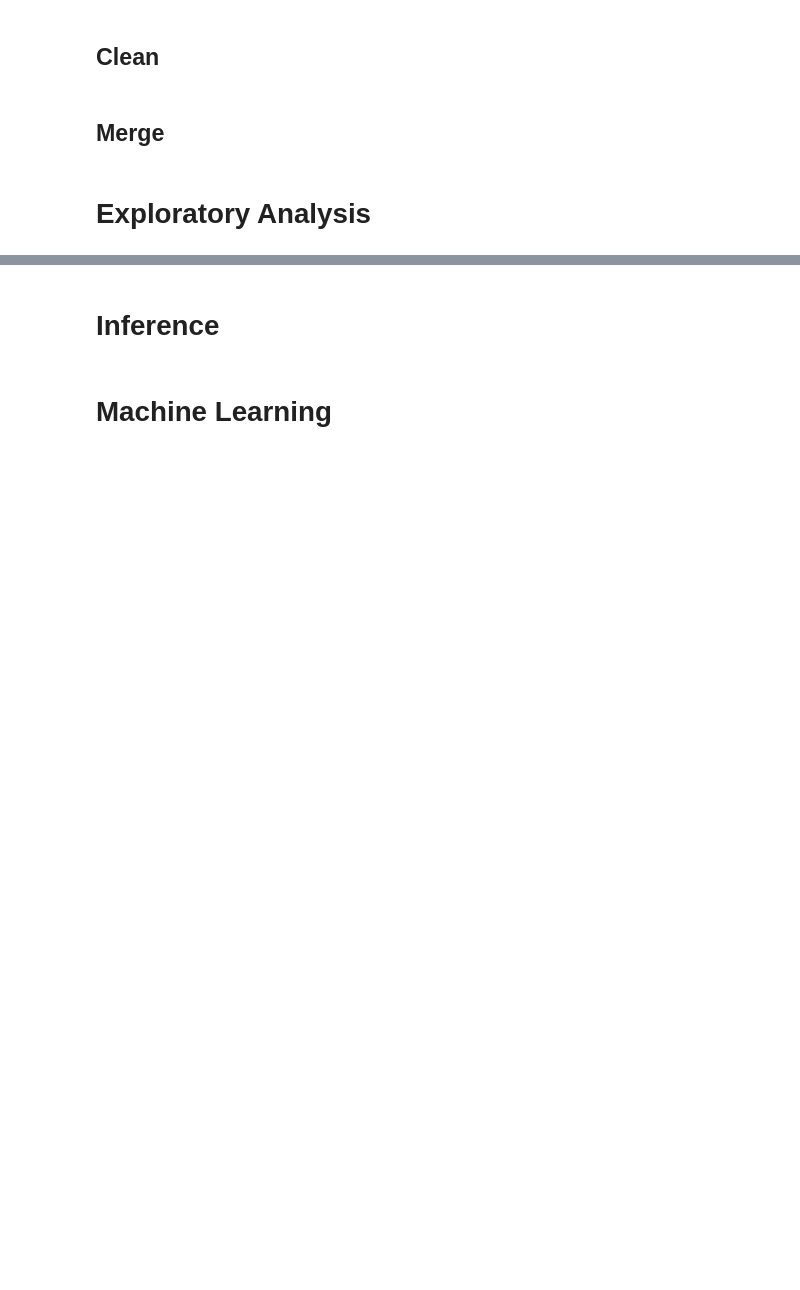
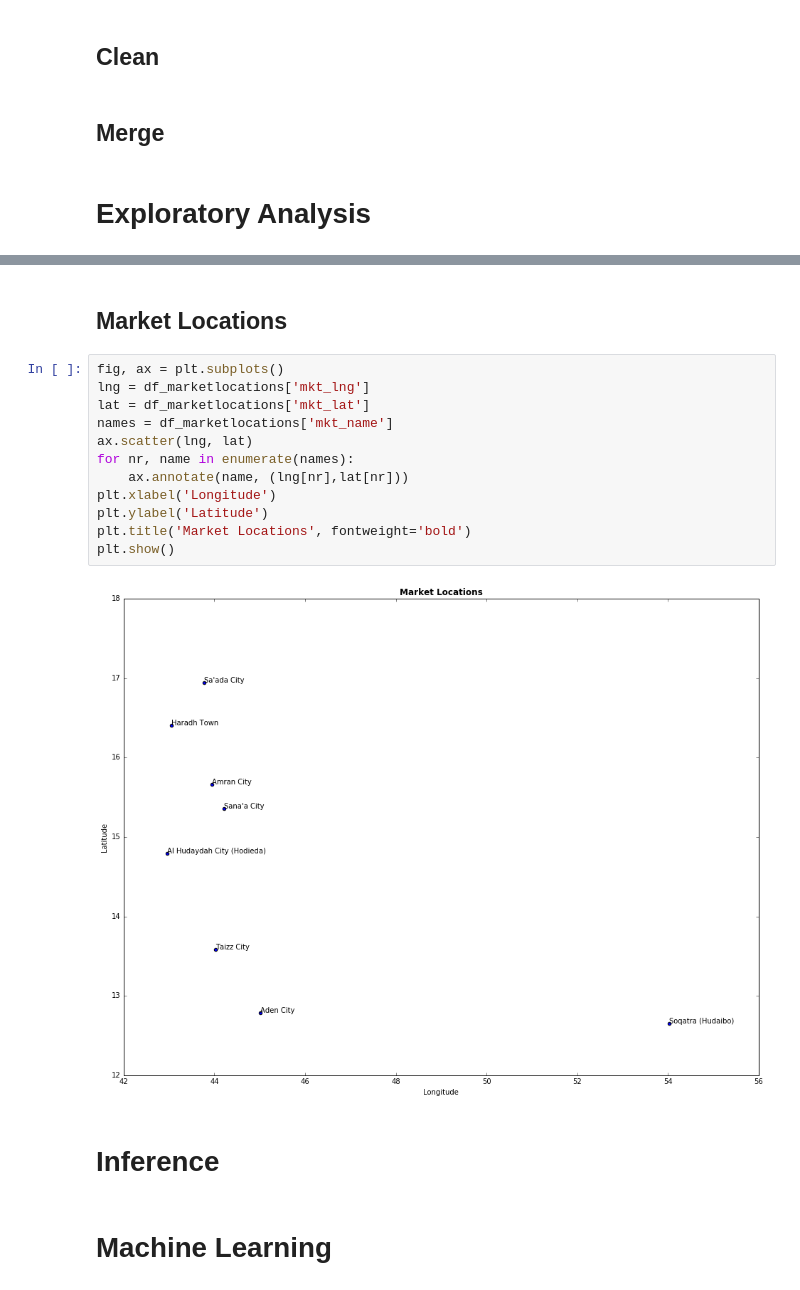
Before and after one commit to dljvandenberg/hackhunger, a Jupyter notebook: code/complete_analysis.ipynb, the cells around one changed output, grey strips where cells are left out. Saved outputs shown, nothing was run; the diff lists cells and outputs as text; blank space fills up the shorter version.

```diff
--- a/code/complete_analysis.ipynb
+++ b/code/complete_analysis.ipynb
@@ -86,3 +125,19 @@ df_yem_mvam = pd.read_csv(file_yem_mvam)
+# %% [markdown]
+## Market Locations
+# %%
+fig, ax = plt.subplots()
+lng = df_marketlocations['mkt_lng']
+lat = df_marketlocations['mkt_lat']
+names = df_marketlocations['mkt_name']
+ax.scatter(lng, lat)
+for nr, name in enumerate(names):
+    ax.annotate(name, (lng[nr],lat[nr]))
+plt.xlabel('Longitude')
+plt.ylabel('Latitude')
+plt.title('Market Locations', fontweight='bold')
+plt.show()
+# %% [output]
+[figure, added]
 # %% [markdown]
 # Inference
 # %% [markdown]
```
Also changed, not shown: parts of 13 cells of this notebook.
